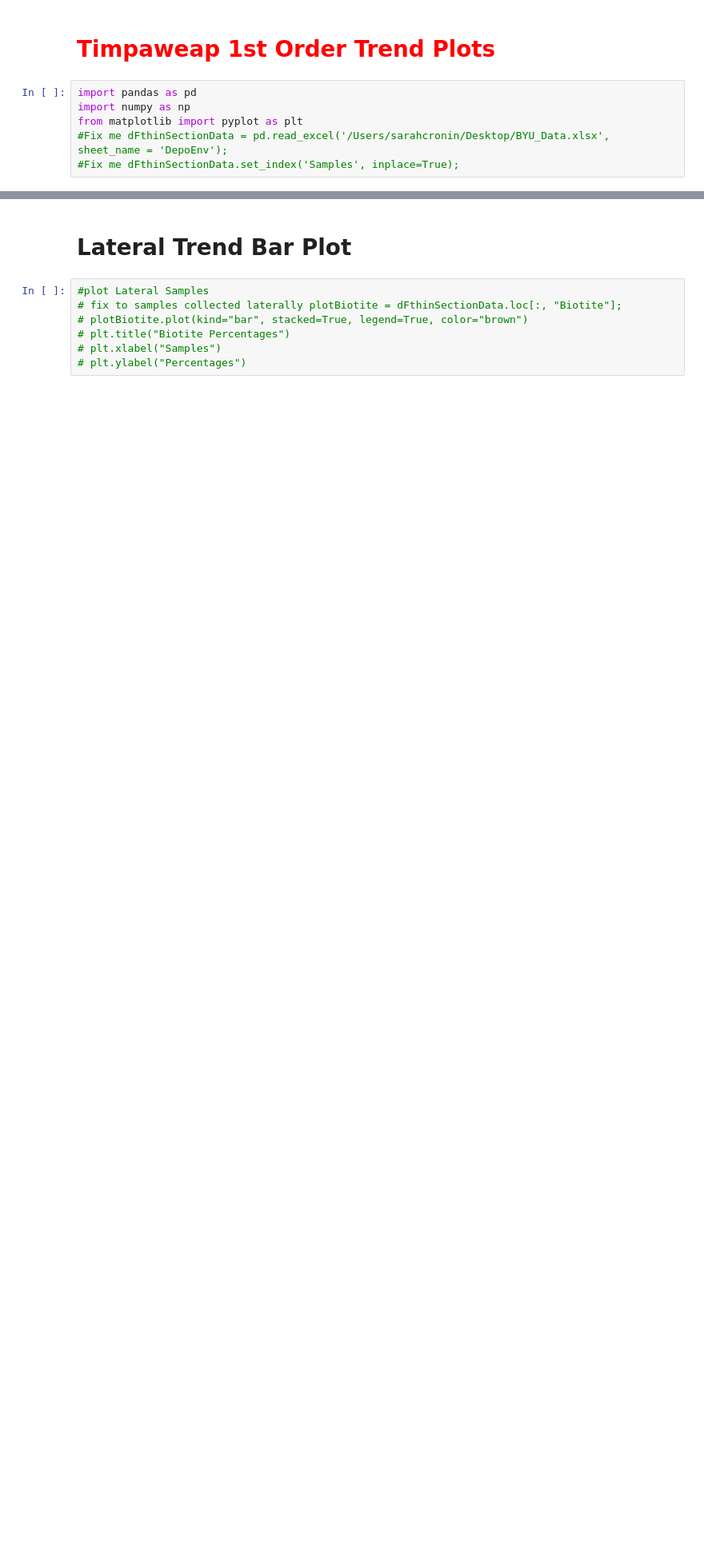
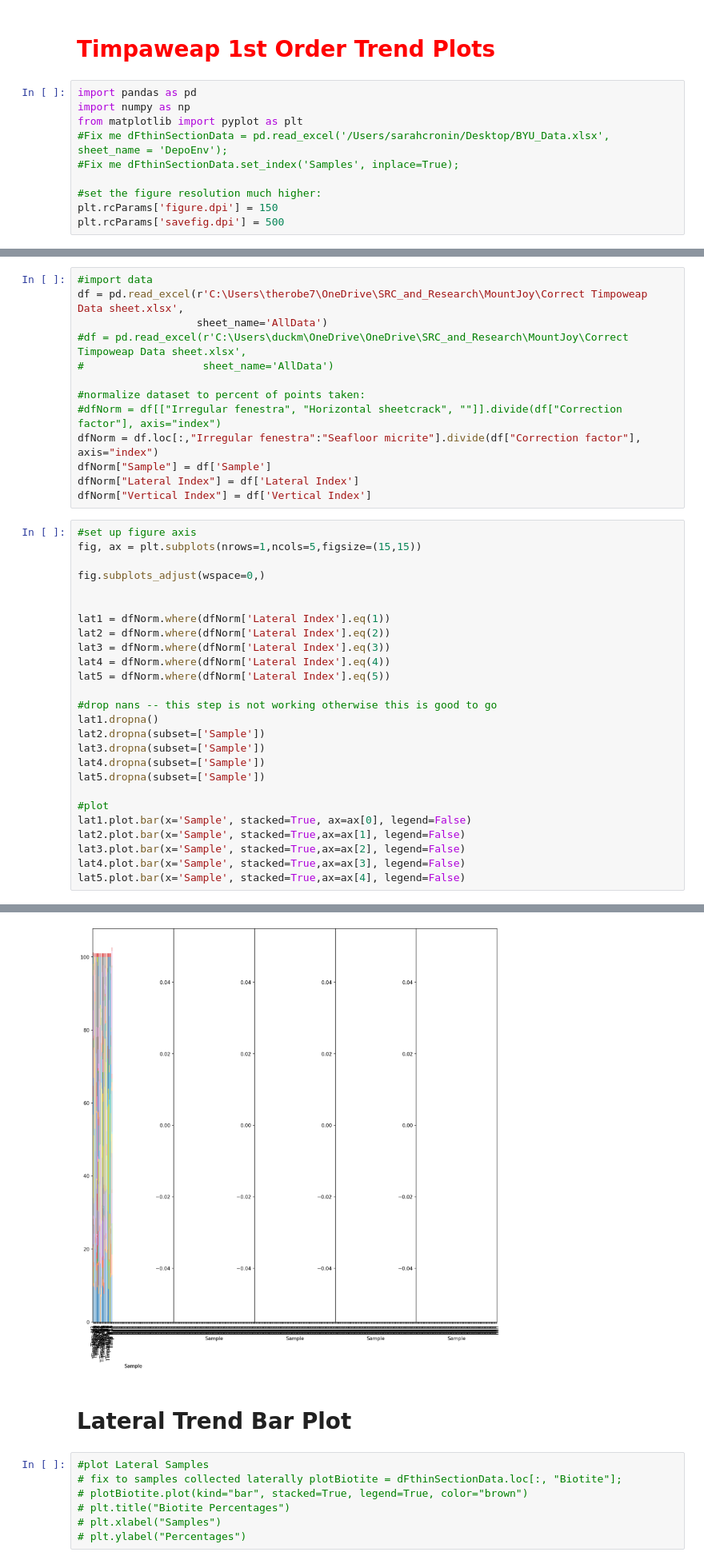
Before and after one commit to Bryozoan/MountJoy, a Jupyter notebook: Timpaweap 1st Order Trend Plots.ipynb, the cells around one changed output, grey strips where cells are left out. Shown at 80% size. Drawn from its saved outputs; the diff is of its cells as text; blank space fills up the shorter version.

```diff
--- a/Timpaweap 1st Order Trend Plots.ipynb
+++ b/Timpaweap 1st Order Trend Plots.ipynb
@@ -6,3 +6,7 @@ import numpy as np
 from matplotlib import pyplot as plt
 #Fix me dFthinSectionData = pd.read_excel('/Users/sarahcronin/Desktop/BYU_Data.xlsx', sheet_name = 'DepoEnv');
 #Fix me dFthinSectionData.set_index('Samples', inplace=True);
+
+#set the figure resolution much higher:
+plt.rcParams['figure.dpi'] = 150
+plt.rcParams['savefig.dpi'] = 500
@@ -8,0 +18,40 @@ from matplotlib import pyplot as plt
+# %%
+#import data
+df = pd.read_excel(r'C:\Users\therobe7\OneDrive\SRC_and_Research\MountJoy\Correct Timpoweap Data sheet.xlsx',
+                   sheet_name='AllData')
+#df = pd.read_excel(r'C:\Users\duckm\OneDrive\OneDrive\SRC_and_Research\MountJoy\Correct Timpoweap Data sheet.xlsx',
+#                   sheet_name='AllData')
+
+#normalize dataset to percent of points taken:
+#dfNorm = df[["Irregular fenestra", "Horizontal sheetcrack", ""]].divide(df["Correction factor"], axis="index")
+dfNorm = df.loc[:,"Irregular fenestra":"Seafloor micrite"].divide(df["Correction factor"], axis="index")
+dfNorm["Sample"] = df['Sample']
+dfNorm["Lateral Index"] = df['Lateral Index']
+dfNorm["Vertical Index"] = df['Vertical Index']
+# %%
+#set up figure axis
+fig, ax = plt.subplots(nrows=1,ncols=5,figsize=(15,15))
+
+fig.subplots_adjust(wspace=0,)
+
+
+lat1 = dfNorm.where(dfNorm['Lateral Index'].eq(1))
+lat2 = dfNorm.where(dfNorm['Lateral Index'].eq(2))
+lat3 = dfNorm.where(dfNorm['Lateral Index'].eq(3))
+lat4 = dfNorm.where(dfNorm['Lateral Index'].eq(4))
+lat5 = dfNorm.where(dfNorm['Lateral Index'].eq(5))
+
+#drop nans -- this step is not working otherwise this is good to go
+lat1.dropna()
+lat2.dropna(subset=['Sample'])
+lat3.dropna(subset=['Sample'])
+lat4.dropna(subset=['Sample'])
+lat5.dropna(subset=['Sample'])
+
+#plot
+lat1.plot.bar(x='Sample', stacked=True, ax=ax[0], legend=False)
+lat2.plot.bar(x='Sample', stacked=True,ax=ax[1], legend=False)
+lat3.plot.bar(x='Sample', stacked=True,ax=ax[2], legend=False)
+lat4.plot.bar(x='Sample', stacked=True,ax=ax[3], legend=False)
+lat5.plot.bar(x='Sample', stacked=True,ax=ax[4], legend=False)
+# %% [output]
@@ -9,3 +59,4 @@ from matplotlib import pyplot as plt
+[figure, added]
 # %% [markdown]
 # Lateral Trend Bar Plot
 # %%
```
Also changed, not shown: parts of 3 cells of this notebook.
